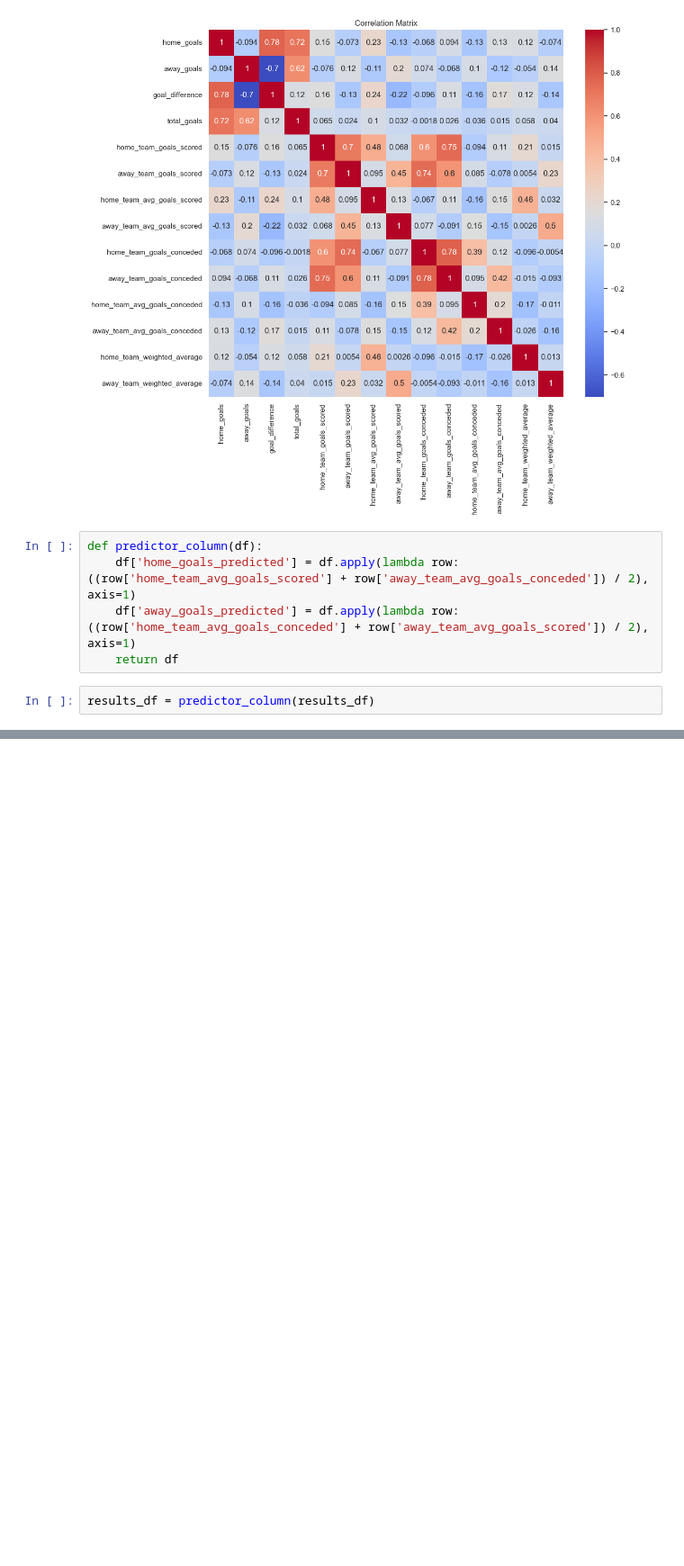
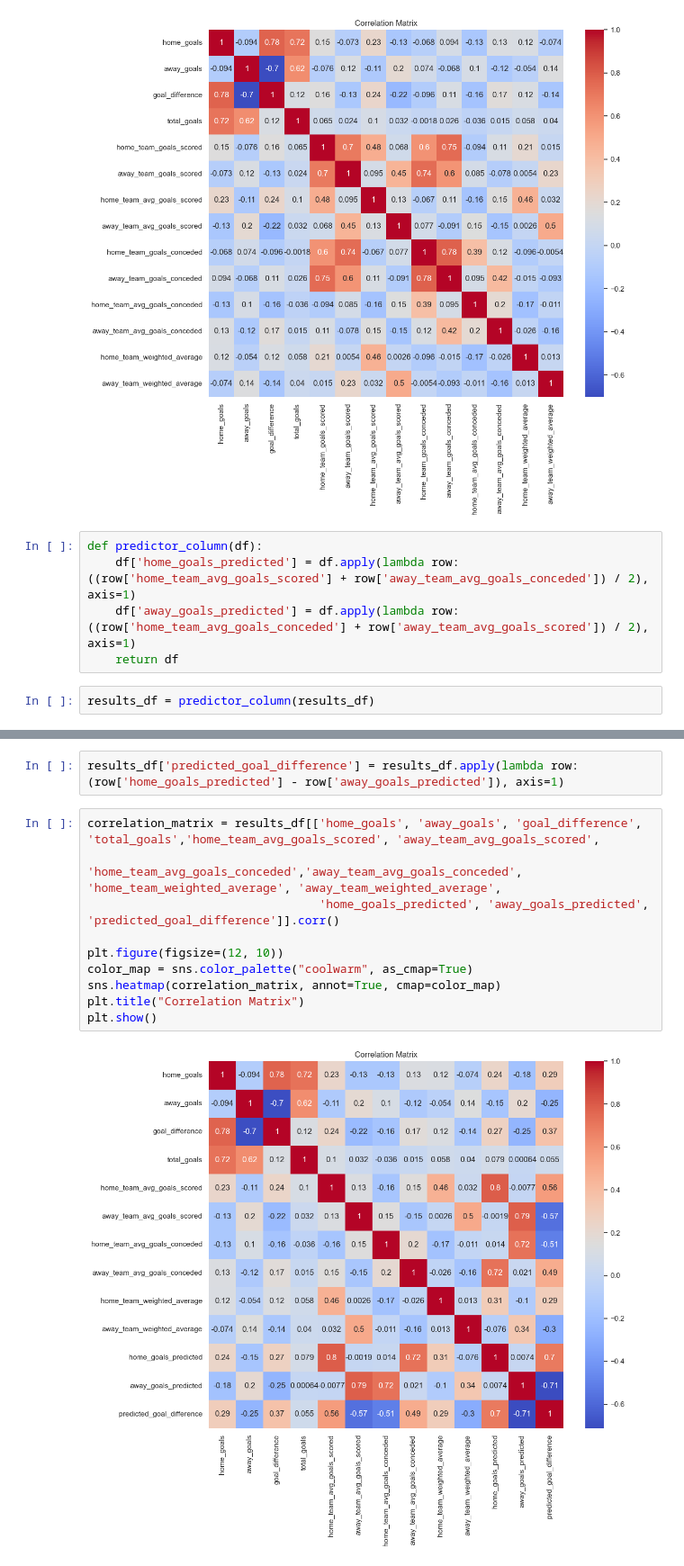
Before and after one commit to AlexHunter89/Premier-League-Data-Analysis, a Jupyter notebook: prem_league_analysis_notebook.ipynb, the cells around one changed output, grey strips where cells are left out. Shown at 90% size. Drawn from its saved outputs; the diff is of its cells as text; blank space fills up the shorter version.

```diff
--- a/prem_league_analysis_notebook.ipynb
+++ b/prem_league_analysis_notebook.ipynb
@@ -657,0 +670,14 @@ results_df = predictor_column(results_df)
+# %%
+results_df['predicted_goal_difference'] = results_df.apply(lambda row: (row['home_goals_predicted'] - row['away_goals_predicted']), axis=1)
+# %%
+correlation_matrix = results_df[['home_goals', 'away_goals', 'goal_difference', 'total_goals','home_team_avg_goals_scored', 'away_team_avg_goals_scored',
+                                 'home_team_avg_goals_conceded','away_team_avg_goals_conceded', 'home_team_weighted_average', 'away_team_weighted_average',
+                                 'home_goals_predicted', 'away_goals_predicted', 'predicted_goal_difference']].corr()
+
+plt.figure(figsize=(12, 10))
+color_map = sns.color_palette("coolwarm", as_cmap=True)
+sns.heatmap(correlation_matrix, annot=True, cmap=color_map)
+plt.title("Correlation Matrix")
+plt.show()
+# %% [output]
+[figure, added]
```
Also changed, not shown: parts of 6 cells of this notebook.
